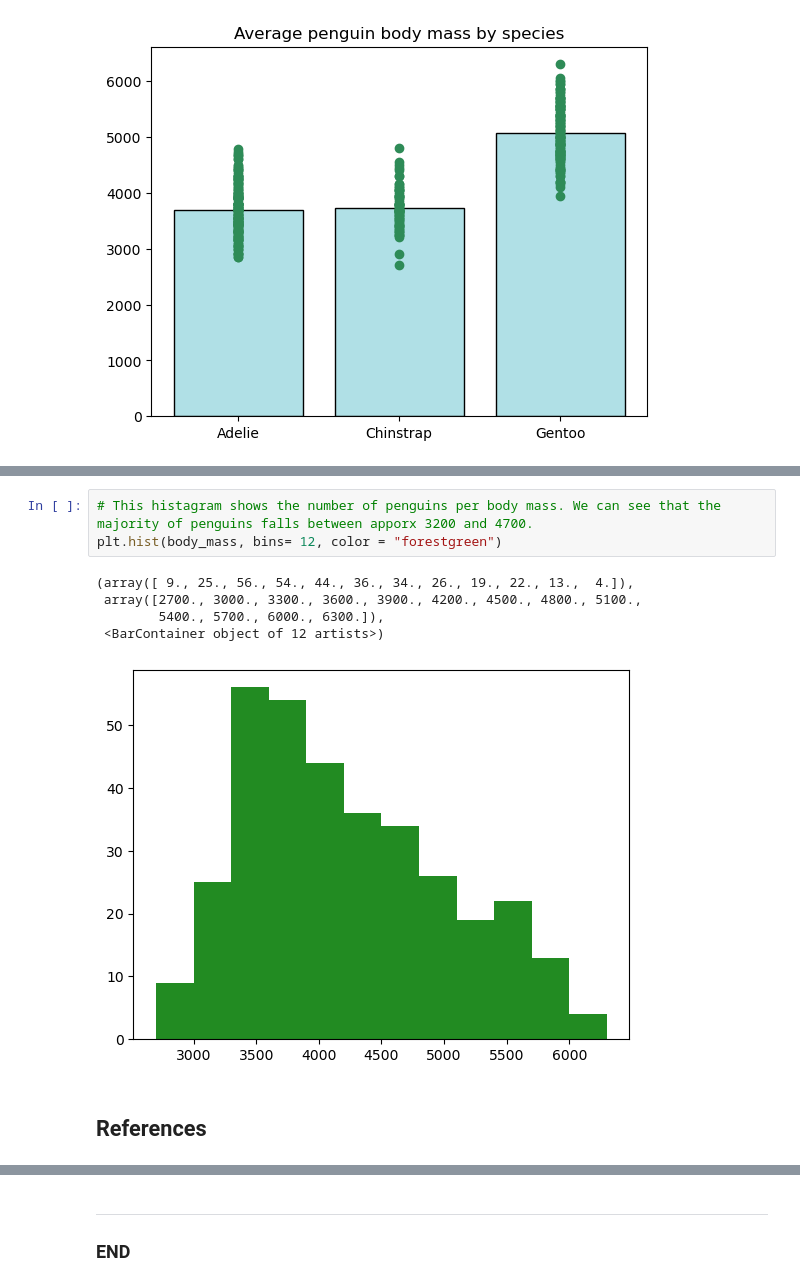
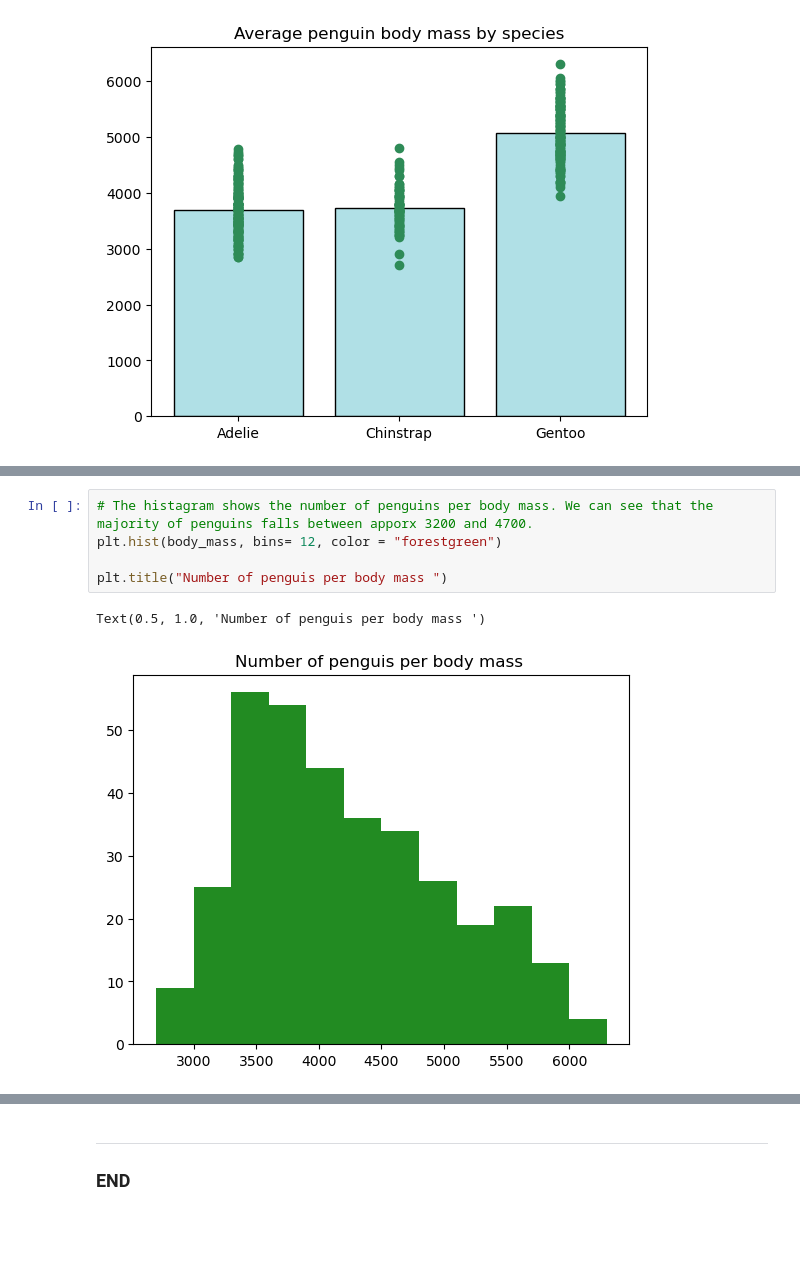
Before and after one commit to RobAstur/Principles-of-data-analytics-, a Jupyter notebook: penguins.ipynb, the cells around one changed output, grey strips where cells are left out. Cells and saved outputs as stored; diff of their text form; blank space fills up the shorter version.

Commit message:
25/04 - data types and references

```diff
--- a/penguins.ipynb
+++ b/penguins.ipynb
@@ -151,14 +166,11 @@ plt.scatter(df ["species"], df[ "body_mass_g"], color = "seagreen")
 # %%
-# This histagram shows the number of penguins per body mass. We can see that the majority of penguins falls between apporx 3200 and 4700.
+# The histagram shows the number of penguins per body mass. We can see that the majority of penguins falls between apporx 3200 and 4700.
 plt.hist(body_mass, bins= 12, color = "forestgreen")
+
+plt.title("Number of penguis per body mass ")
 # %% [output]
-(array([ 9., 25., 56., 54., 44., 36., 34., 26., 19., 22., 13.,  4.]),
- array([2700., 3000., 3300., 3600., 3900., 4200., 4500., 4800., 5100.,
-        5400., 5700., 6000., 6300.]),
- <BarContainer object of 12 artists>)
+Text(0.5, 1.0, 'Number of penguis per body mass ')
-[figure, old version]
+[figure, new version]
-# %% [markdown]
-## References
 # %%
 # Finally body mass correlation with flipper length
 
```
Also changed, not shown: parts of 12 cells of this notebook.
